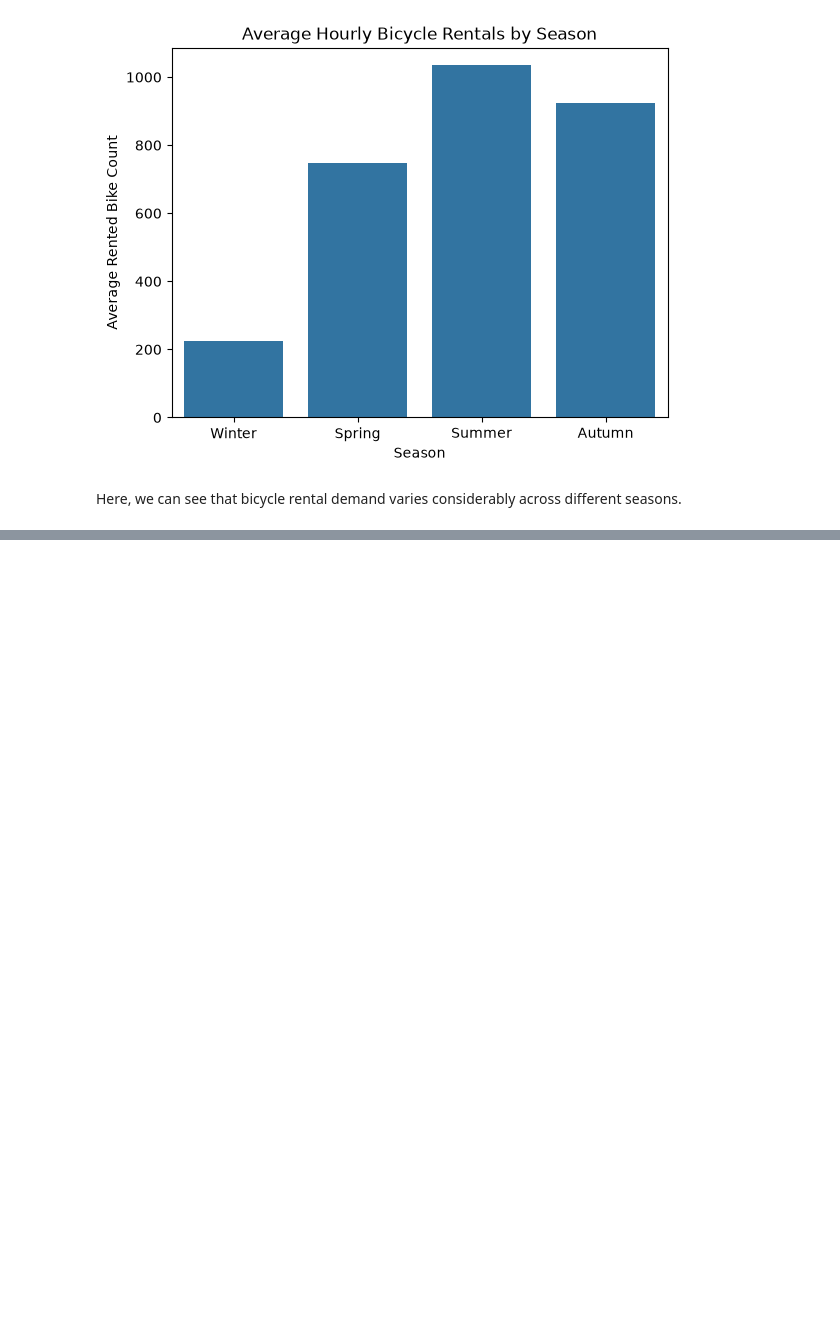
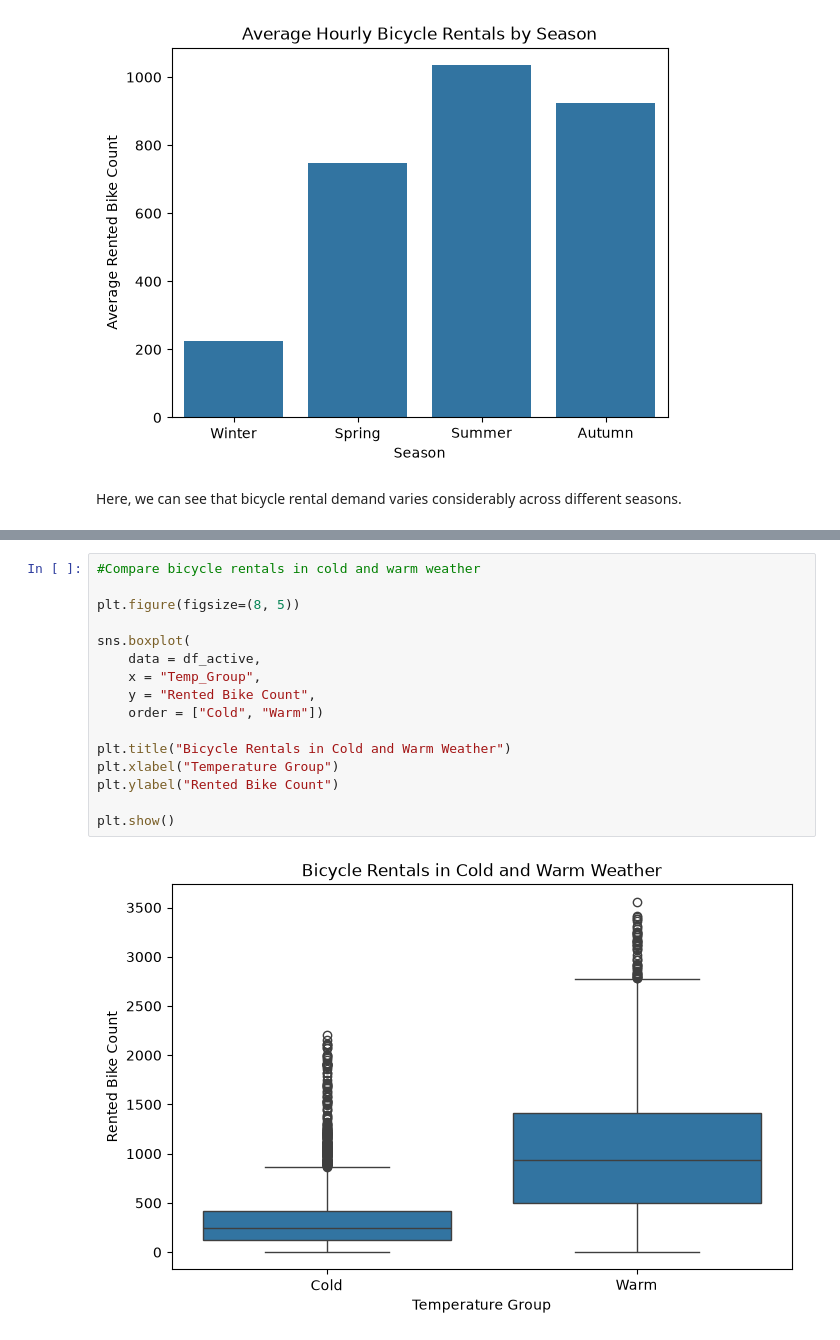
Before and after one commit to Munkhzaya-pom/statistic-sep-26, a Jupyter notebook: CA2_stats_sep_26/CA2_stats_sep_26.ipynb, the cells around one changed output, grey strips where cells are left out. Saved outputs shown, nothing was run; the diff lists cells and outputs as text; blank space fills up the shorter version.

```diff
--- a/CA2_stats_sep_26/CA2_stats_sep_26.ipynb
+++ b/CA2_stats_sep_26/CA2_stats_sep_26.ipynb
@@ -387,0 +452,18 @@ Here, we can see that bicycle rental demand varies considerably across different
+# %%
+#Compare bicycle rentals in cold and warm weather
+
+plt.figure(figsize=(8, 5))
+
+sns.boxplot(
+    data = df_active,
+    x = "Temp_Group",
+    y = "Rented Bike Count",
+    order = ["Cold", "Warm"])
+
+plt.title("Bicycle Rentals in Cold and Warm Weather")
+plt.xlabel("Temperature Group")
+plt.ylabel("Rented Bike Count")
+
+plt.show()
+# %% [output]
+[figure, added]
```
Also changed, not shown: parts of 6 cells of this notebook.
